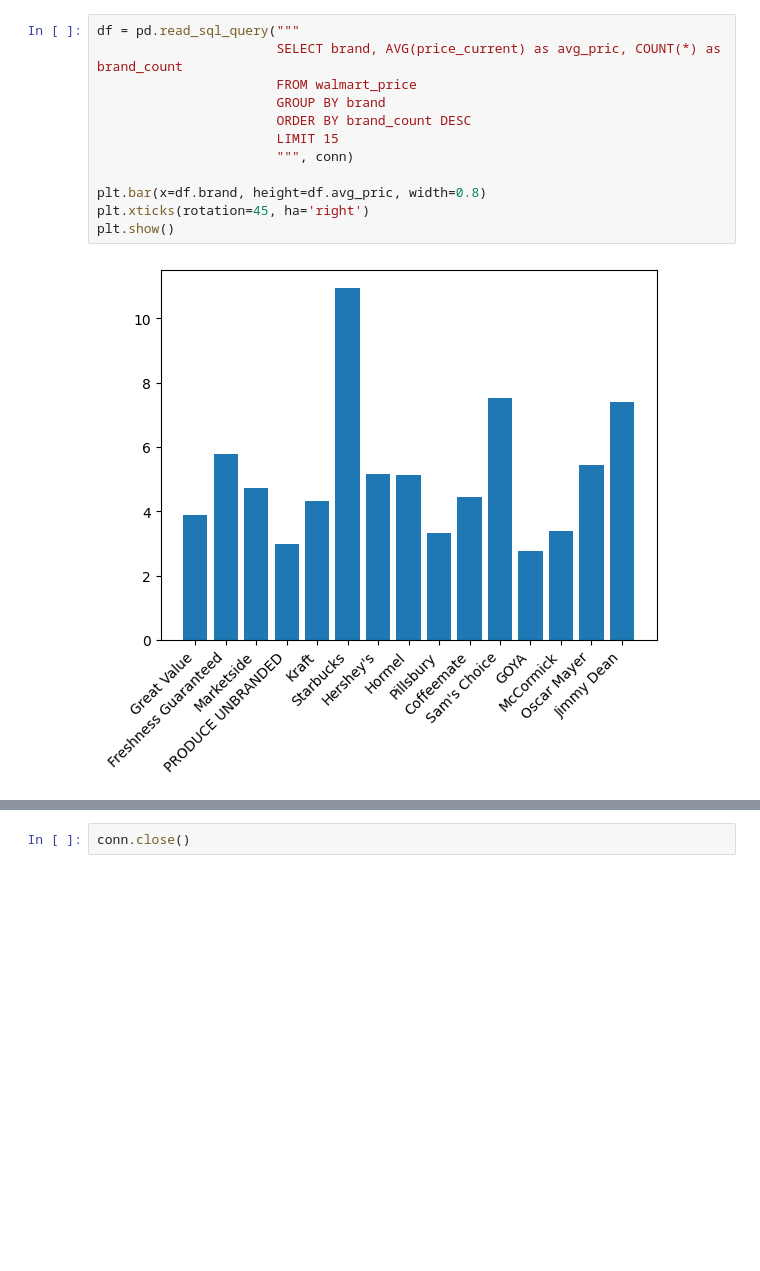
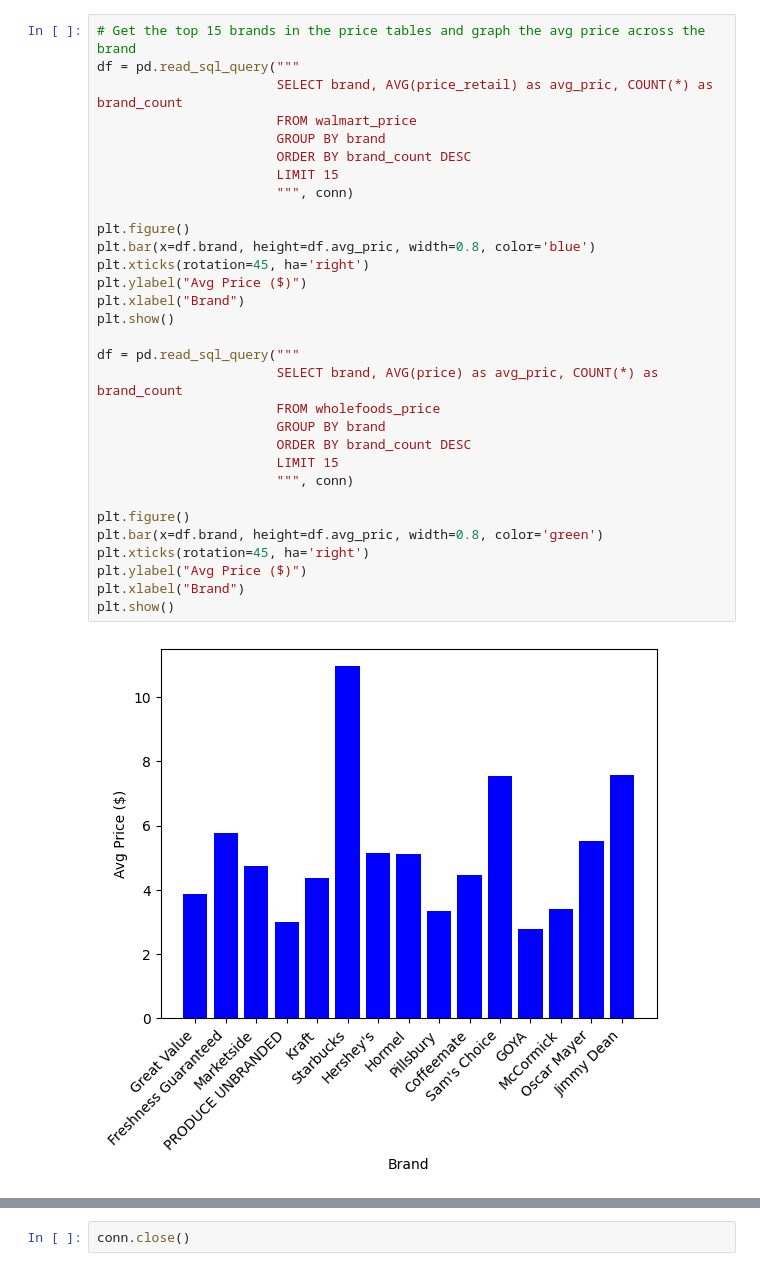
Before and after one commit to Sean-Regan/CAP5771-project, a Jupyter notebook: milestone1.ipynb, the cells around one changed output, grey strips where cells are left out. Drawn from its saved outputs; the diff is of its cells as text; blank space fills up the shorter version.

```diff
--- a/milestone1.ipynb
+++ b/milestone1.ipynb
@@ -67,14 +158,33 @@ plt.show()
 # %%
+# Get the top 15 brands in the price tables and graph the avg price across the brand
 df = pd.read_sql_query("""
-                       SELECT brand, AVG(price_current) as avg_pric, COUNT(*) as brand_count
+                       SELECT brand, AVG(price_retail) as avg_pric, COUNT(*) as brand_count
                        FROM walmart_price
                        GROUP BY brand
                        ORDER BY brand_count DESC
                        LIMIT 15
                        """, conn)
 
-plt.bar(x=df.brand, height=df.avg_pric, width=0.8)
+plt.figure()
+plt.bar(x=df.brand, height=df.avg_pric, width=0.8, color='blue')
 plt.xticks(rotation=45, ha='right')
+plt.ylabel("Avg Price ($)")
+plt.xlabel("Brand")
 plt.show()
+
+df = pd.read_sql_query("""
+                       SELECT brand, AVG(price) as avg_pric, COUNT(*) as brand_count
+                       FROM wholefoods_price
+                       GROUP BY brand
+                       ORDER BY brand_count DESC
+                       LIMIT 15
+                       """, conn)
+
+plt.figure()
+plt.bar(x=df.brand, height=df.avg_pric, width=0.8, color='green')
+plt.xticks(rotation=45, ha='right')
+plt.ylabel("Avg Price ($)")
+plt.xlabel("Brand")
+plt.show()
 # %% [output]
-[figure, old version]
+[figure, new version]
```
Also changed, not shown: parts of 22 cells of this notebook, 4 other files.
